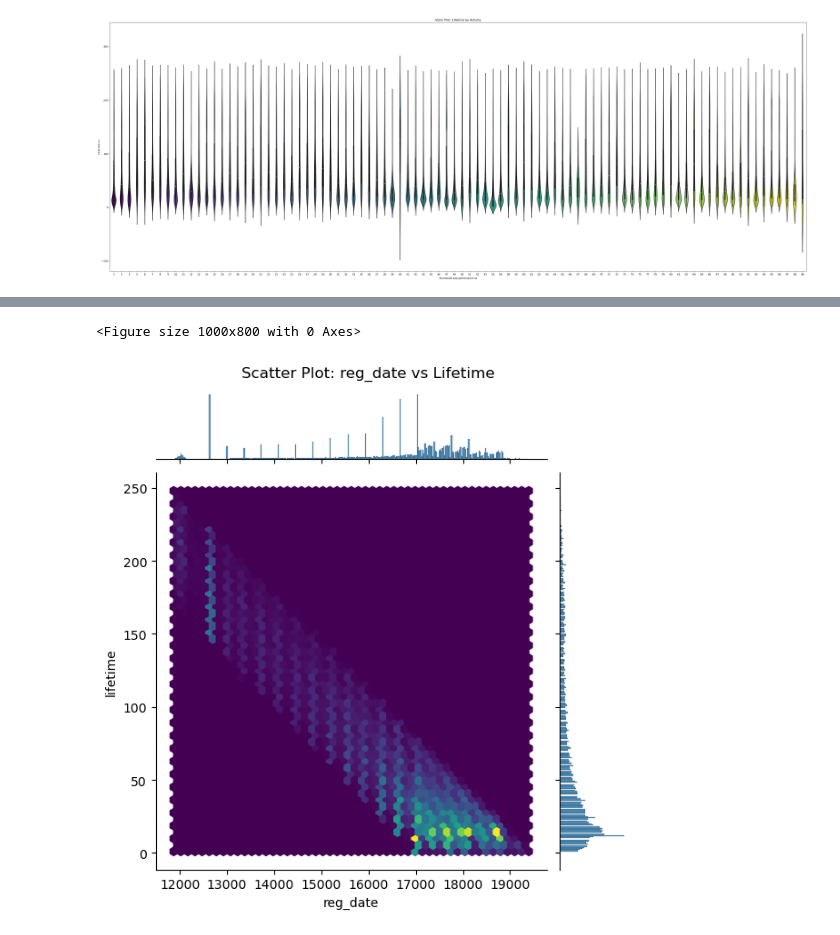
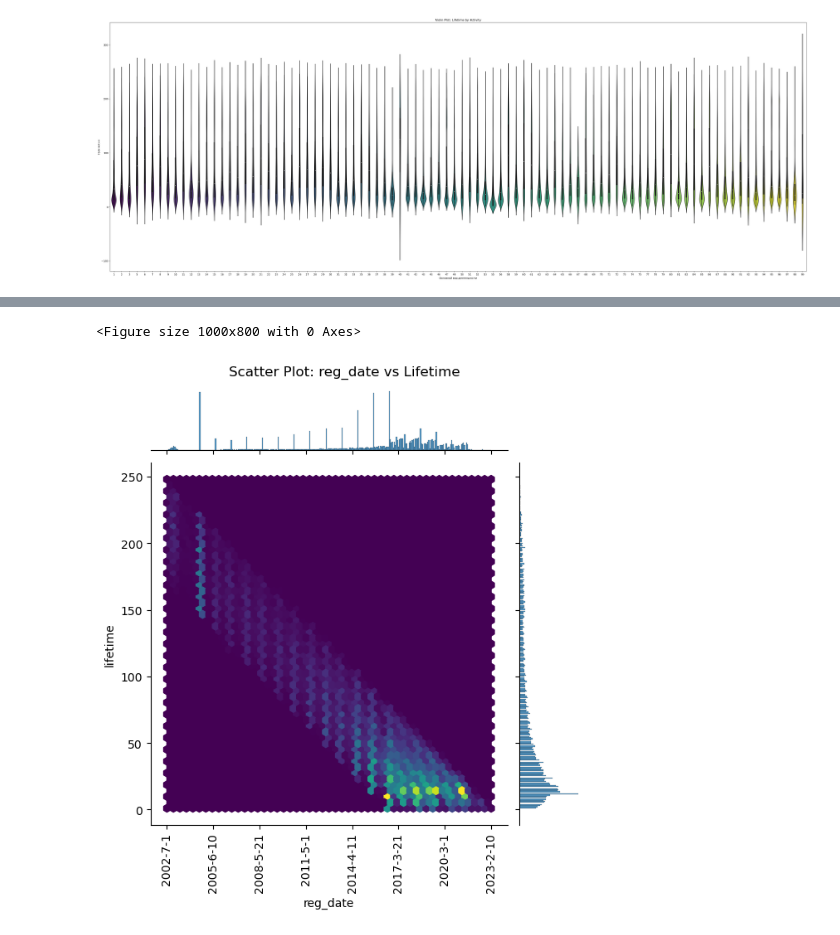
Before and after one commit to makboard/CompanyLifetime, a Jupyter notebook: notebooks/data_analysis.ipynb, the cells around one changed output, grey strips where cells are left out. Saved outputs shown, nothing was run; the diff lists cells and outputs as text; code cells hidden in the pictures.

```diff
--- a/notebooks/data_analysis.ipynb
+++ b/notebooks/data_analysis.ipynb
@@ -10,7 +10,7 @@ import matplotlib.pyplot as plt
 warnings.simplefilter(action='ignore', category=FutureWarning)
 # %%
 # Открываем собранный датасет
-data = pd.read_parquet(os.path.join("..", "data", "parquet", "companies_feat.parquet"))
+data = pd.read_parquet(os.path.join("..", "data", "parquet", "companies_feat_1.parquet"))
 # %%
 # Избавляемся от NaNs
 data = data.dropna()
@@ -181,18 +232,23 @@ plt.show()
 # %%
 import matplotlib.dates as mdates
 
 # Зависимость от даты регистрации компании
 col = "reg_date"
 
 plt.figure(figsize=(10, 8))
 data_numeric = data.copy()
 data_numeric[col] = mdates.date2num(data[col])
 sns.jointplot(x=col, y="lifetime", data=data_numeric, kind="hex", cmap="viridis")
 plt.suptitle(f"Scatter Plot: {col} vs Lifetime", y=1.02)
+labels_t = pd.date_range(start=data[col].min(),end=data[col].max(),periods=8)
+labels_t = ["-".join([str(labels_t[i].year), str(labels_t[i].month), str(labels_t[i].day)]) for i in range(len(labels_t))]
+plt.xticks(ticks=np.linspace(mdates.date2num(data[col]).min(), mdates.date2num(data[col]).max(), 8), labels=labels_t, rotation=90)
+# plt.xticks_
+
 plt.show()
 # %% [output]
 <Figure size 1000x800 with 0 Axes>
-[figure, old version]
+[figure, new version]
 # %%
 # Dependency of "Тип субъекта"
 
```
Also changed, not shown: parts of 11 cells of this notebook, 4 other files.
